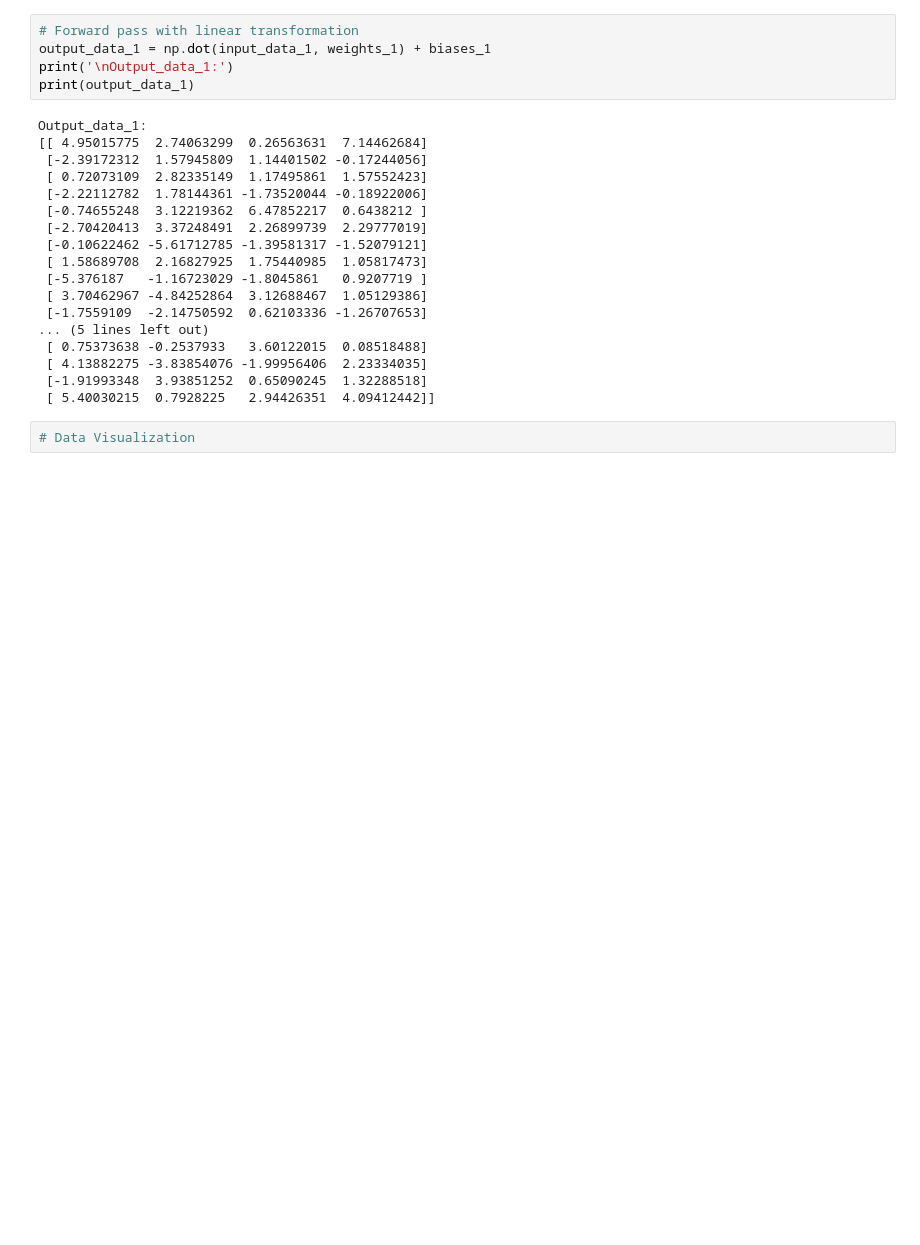
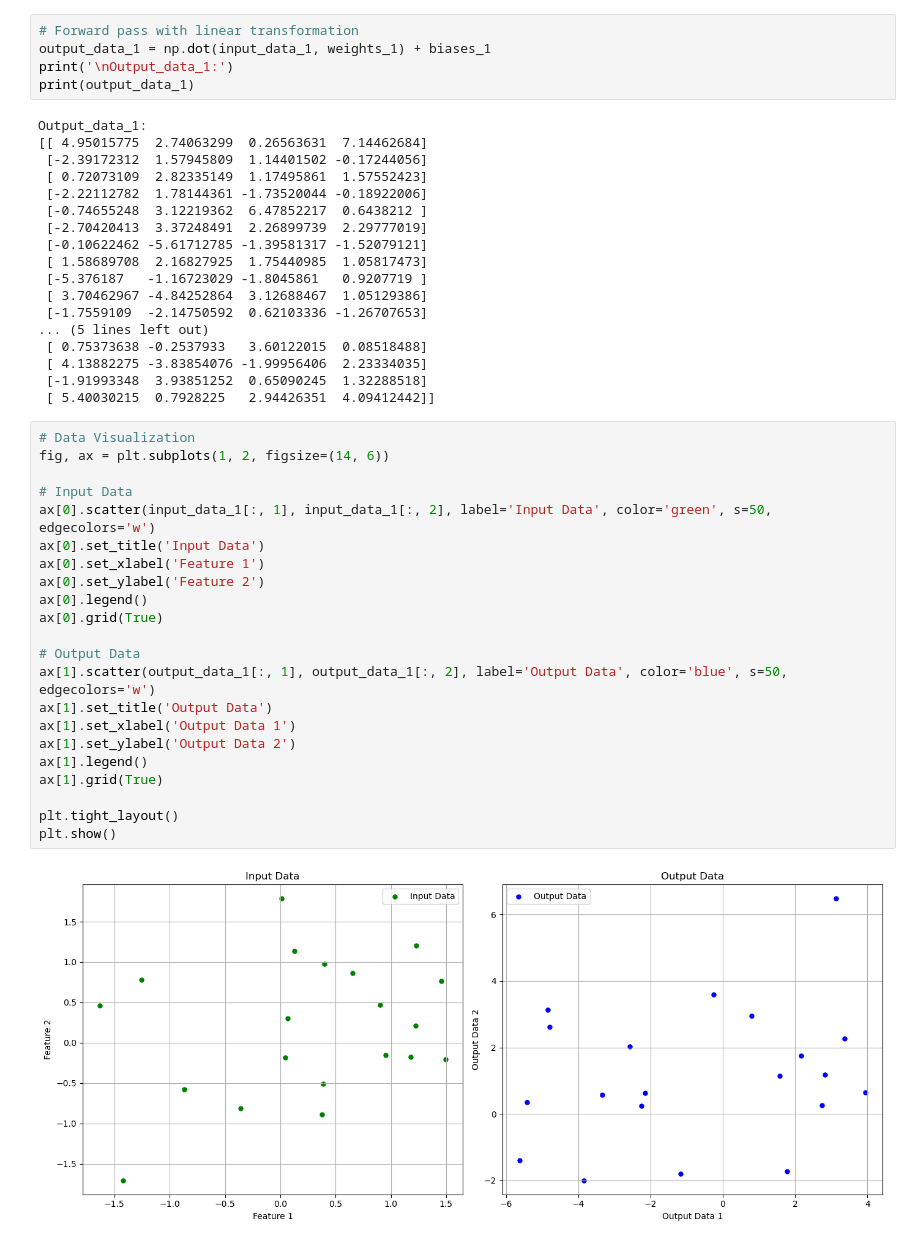
Before and after one commit to Chidera-Nnadiekwe/mathematical-foundation-for-deep-learning, a Jupyter notebook: chapter_2_exercises.ipynb, the cells around one changed output. Saved outputs shown, nothing was run; the diff lists cells and outputs as text; blank space fills up the shorter version.

```diff
--- a/chapter_2_exercises.ipynb
+++ b/chapter_2_exercises.ipynb
@@ -199,3 +199,25 @@ Output_data_1:
  [ 5.40030215  0.7928225   2.94426351  4.09412442]]
 # %%
 # Data Visualization
+fig, ax = plt.subplots(1, 2, figsize=(14, 6))
+
+# Input Data
+ax[0].scatter(input_data_1[:, 1], input_data_1[:, 2], label='Input Data', color='green', s=50, edgecolors='w')
+ax[0].set_title('Input Data')
+ax[0].set_xlabel('Feature 1')
+ax[0].set_ylabel('Feature 2')
+ax[0].legend()
+ax[0].grid(True)
+
+# Output Data
+ax[1].scatter(output_data_1[:, 1], output_data_1[:, 2], label='Output Data', color='blue', s=50, edgecolors='w')
+ax[1].set_title('Output Data')
+ax[1].set_xlabel('Output Data 1')
+ax[1].set_ylabel('Output Data 2')
+ax[1].legend()
+ax[1].grid(True)
+
+plt.tight_layout()
+plt.show()
+# %% [output]
+[figure, added]
```
Also changed, not shown: parts of 5 cells of this notebook.
